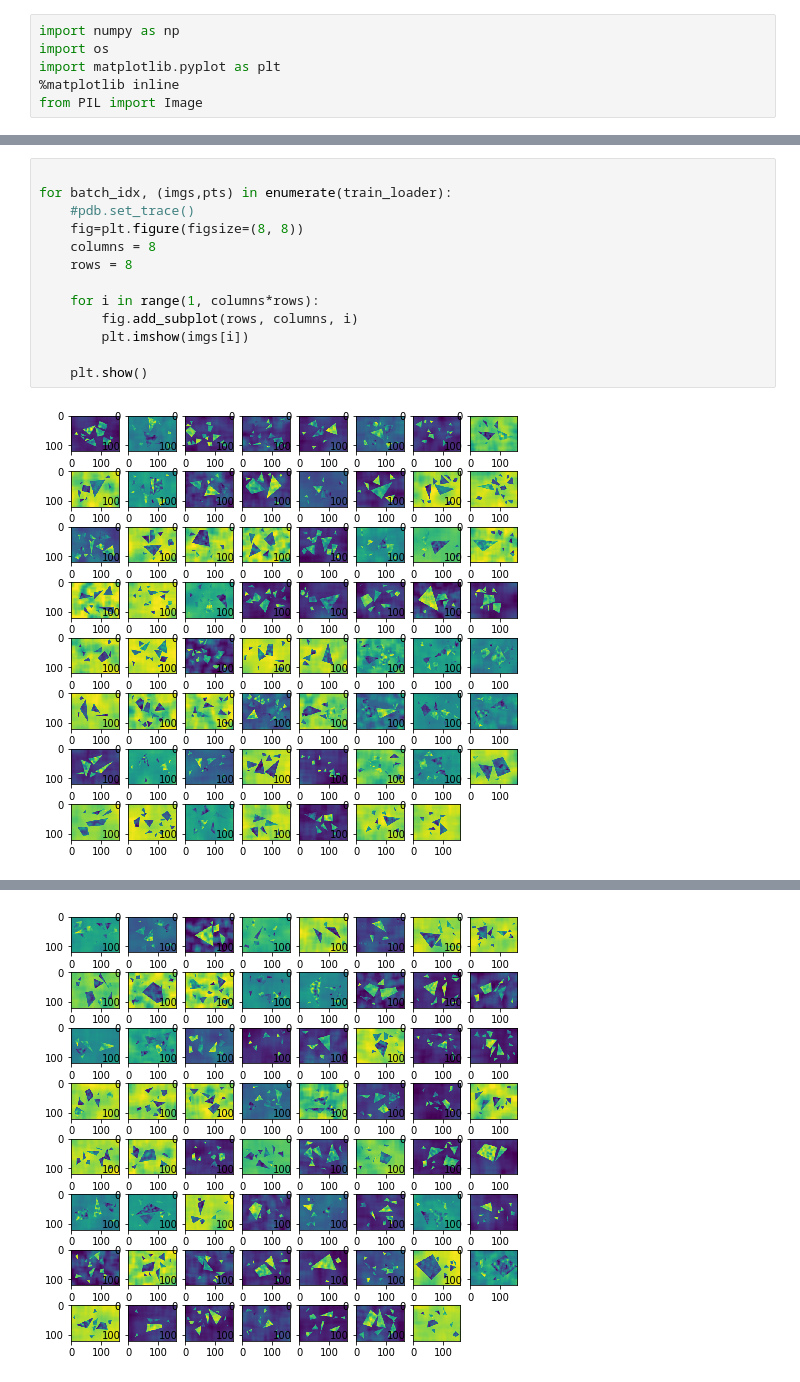
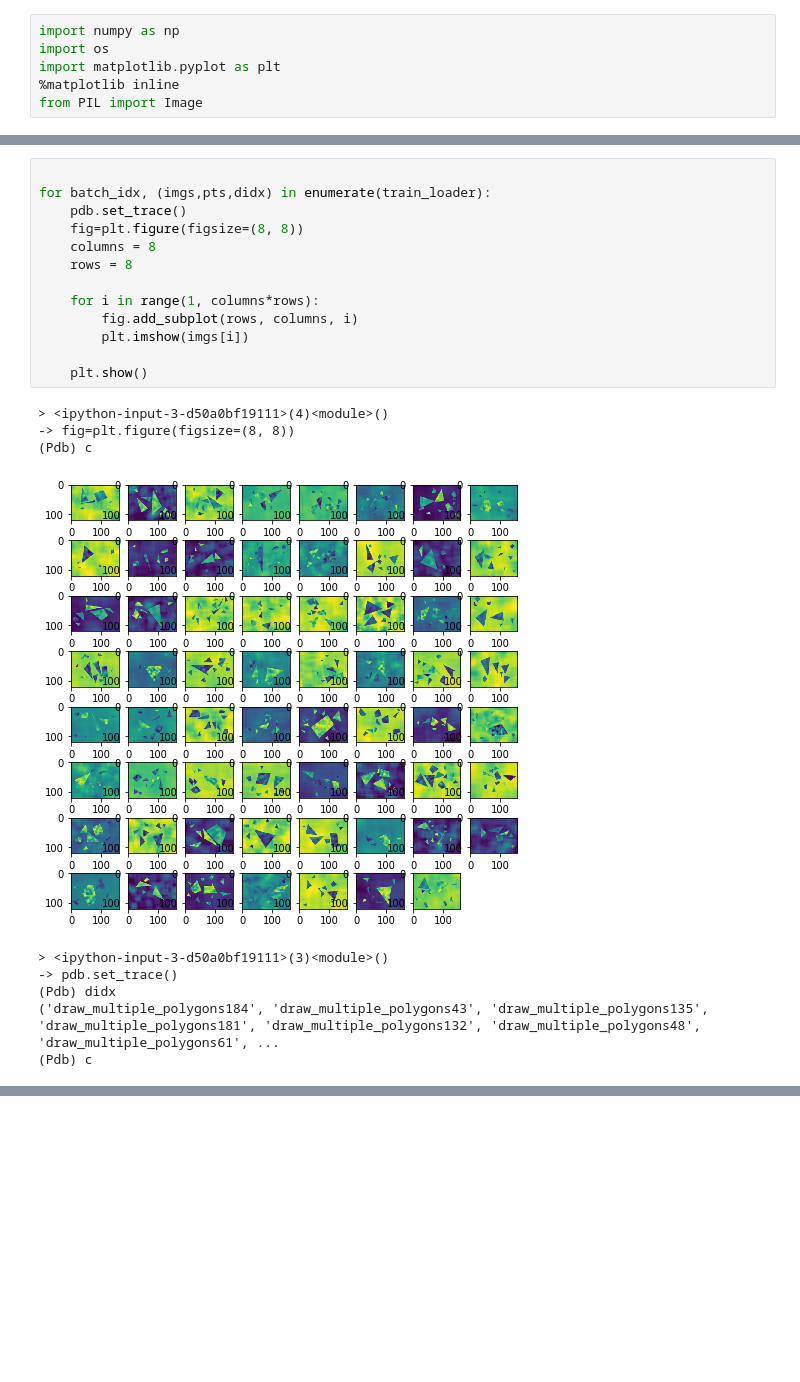
Before and after one commit to srini-cmu/specialized-superpoint, a Jupyter notebook: experiments.ipynb, the cells around one changed output, grey strips where cells are left out. Saved outputs shown, nothing was run; the diff lists cells and outputs as text; blank space fills up the shorter version.

```diff
--- a/experiments.ipynb
+++ b/experiments.ipynb
@@ -13,15 +25,23 @@ train_loader = DataLoader(ShapesLoader(mode='validation',dataset_path='./dataset
 # %%
 
-for batch_idx, (imgs,pts) in enumerate(train_loader):
-    #pdb.set_trace()
+for batch_idx, (imgs,pts,didx) in enumerate(train_loader):
+    pdb.set_trace()
     fig=plt.figure(figsize=(8, 8))
     columns = 8
     rows = 8
 
     for i in range(1, columns*rows):
         fig.add_subplot(rows, columns, i)
         plt.imshow(imgs[i])
 
     plt.show()
 # %% [output]
+> <ipython-input-3-d50a0bf19111>(4)<module>()
+-> fig=plt.figure(figsize=(8, 8))
+(Pdb) c
-[figure, old version]
+[figure, new version]
+> <ipython-input-3-d50a0bf19111>(3)<module>()
+-> pdb.set_trace()
+(Pdb) didx
+('draw_multiple_polygons184', 'draw_multiple_polygons43', 'draw_multiple_polygons135', 'draw_multiple_polygons181', 'draw_multiple_polygons132', 'draw_multiple_polygons48', 'draw_multiple_polygons61', ...
+(Pdb) c
@@ -29 +48,0 @@ for batch_idx, (imgs,pts) in enumerate(train_loader):
-[figure, removed]
```
Also changed, not shown: parts of 5 cells of this notebook, 1 other file.
